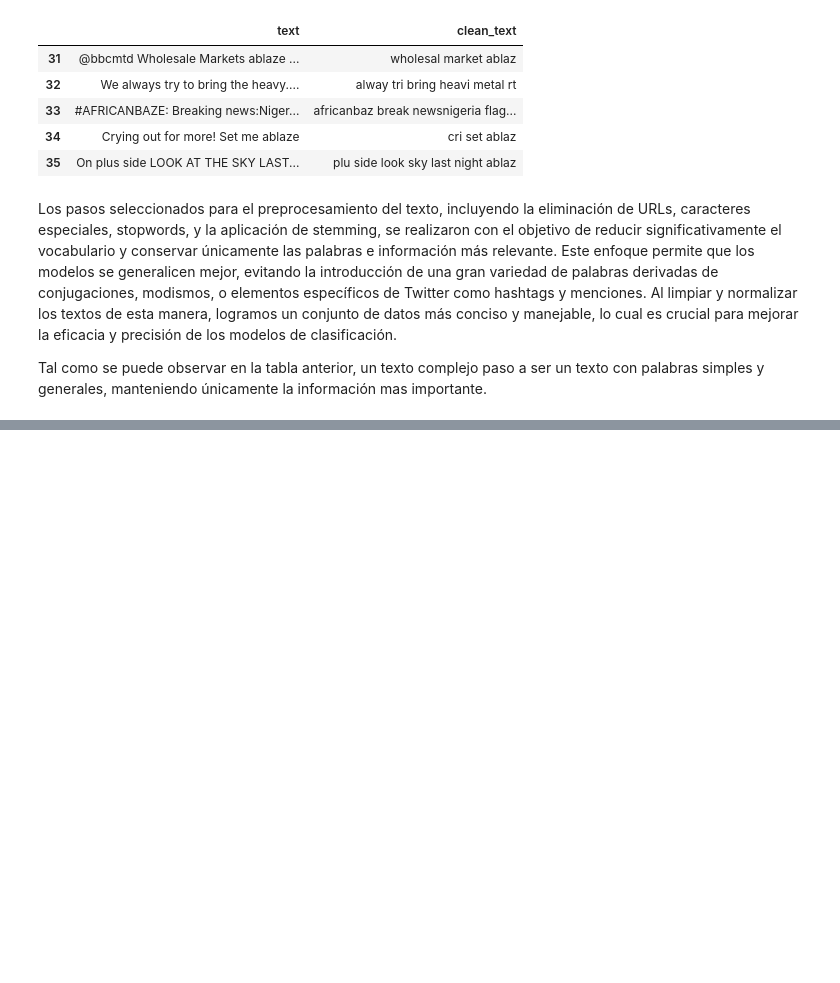
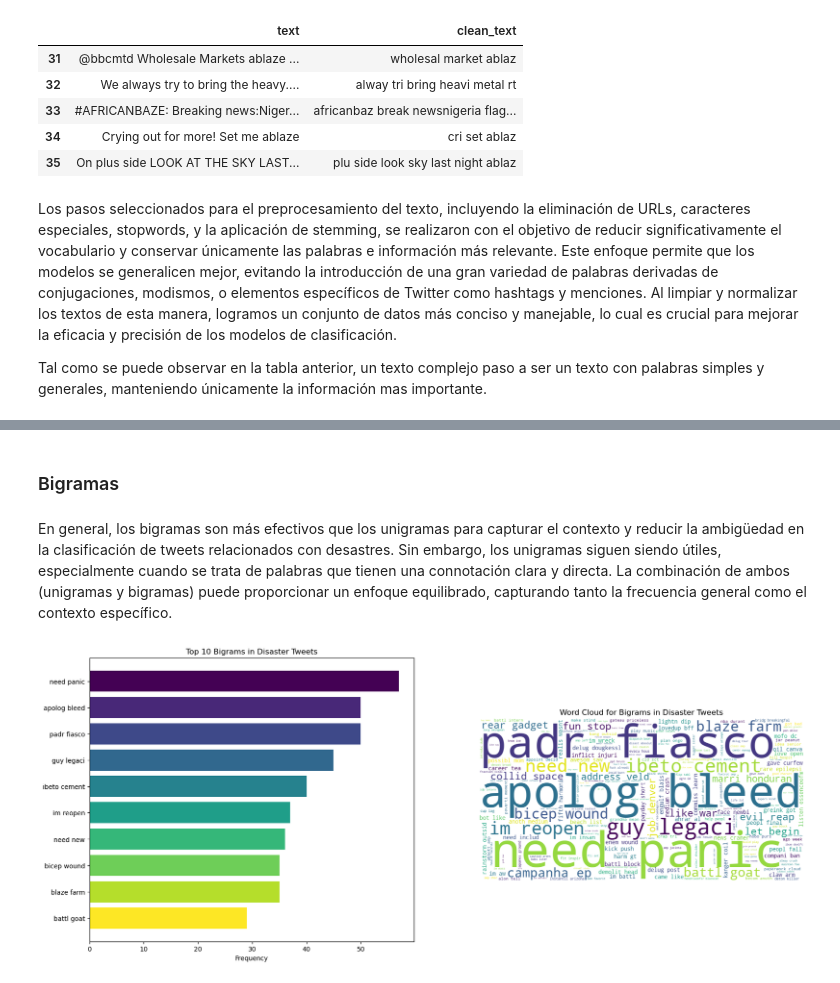
Before and after one commit to LeivaDiego/Lab5-DataScience, a Jupyter notebook: Lab5.ipynb, the cells around one changed output, grey strips where cells are left out. Drawn from its saved outputs; the diff is of its cells as text; code cells hidden in the pictures; blank space fills up the shorter version.

```diff
--- a/Lab5.ipynb
+++ b/Lab5.ipynb
@@ -310,0 +449,33 @@ Tal como se puede observar en la tabla anterior, un texto complejo paso a ser un
+# %% [markdown]
+### Bigramas
+# %% [markdown]
+En general, los bigramas son más efectivos que los unigramas para capturar el contexto y reducir la ambigüedad en la clasificación de tweets relacionados con desastres. Sin embargo, los unigramas siguen siendo útiles, especialmente cuando se trata de palabras que tienen una connotación clara y directa. La combinación de ambos (unigramas y bigramas) puede proporcionar un enfoque equilibrado, capturando tanto la frecuencia general como el contexto específico.
+# %%
+# Crear el vectorizador para bigramas
+bigram_vectorizer = CountVectorizer(ngram_range=(2, 2), stop_words='english')
+
+# Ajustar el vectorizador a los tweets de desastres y no desastres
+bigrams_disaster = bigram_vectorizer.fit_transform(disaster_tweets)
+bigrams_non_disaster = bigram_vectorizer.fit_transform(non_disaster_tweets)
+
+# Obtener los nombres de los bigramas
+bigram_names_disaster = bigram_vectorizer.get_feature_names_out()
+bigram_names_non_disaster = bigram_vectorizer.get_feature_names_out()
+
+# Contar la frecuencia de los bigramas
+bigram_freq_disaster = Counter(dict(zip(bigram_names_disaster, bigrams_disaster.sum(axis=0).A1)))
+bigram_freq_non_disaster = Counter(dict(zip(bigram_names_non_disaster, bigrams_non_disaster.sum(axis=0).A1)))
+
+# Obtener los 10 bigramas más comunes en cada categoría
+common_bigrams_disaster = bigram_freq_disaster.most_common(10)
+common_bigrams_non_disaster = bigram_freq_non_disaster.most_common(10)
+# %%
+# Crear nubes de palabras para bigramas
+bigram_wordcloud_disaster = WordCloud(width=800, height=400, background_color='white').generate_from_frequencies(bigram_freq_disaster)
+bigram_wordcloud_non_disaster = WordCloud(width=800, height=400, background_color='white').generate_from_frequencies(bigram_freq_non_disaster)
+# %%
+# Subplots para Bigrams en tweets de desastres
+plot_bars_and_wordcloud(common_bigrams_disaster, bigram_wordcloud_disaster,
+                        'Top 10 Bigrams in Disaster Tweets', 'Word Cloud for Bigrams in Disaster Tweets')
+# %% [output]
+[figure, added]
```
Also changed, not shown: parts of 33 cells of this notebook.
